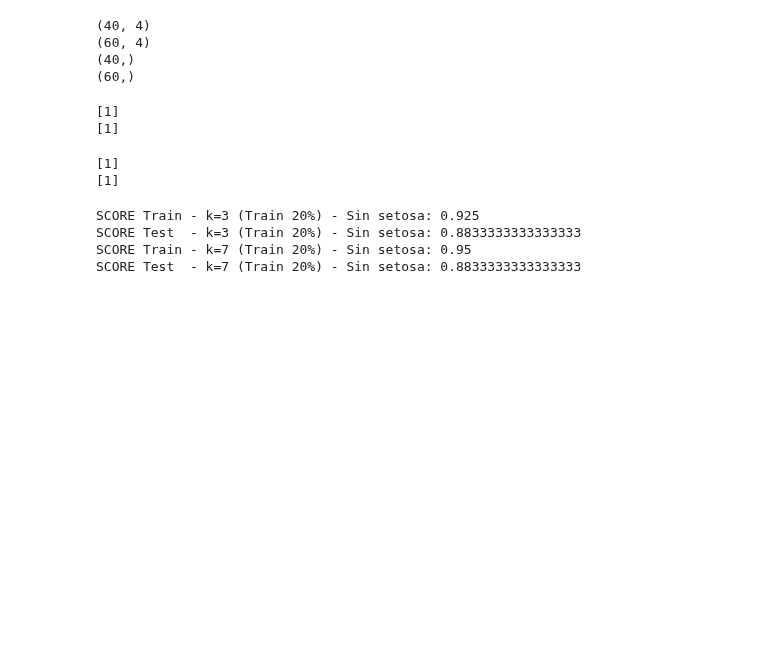
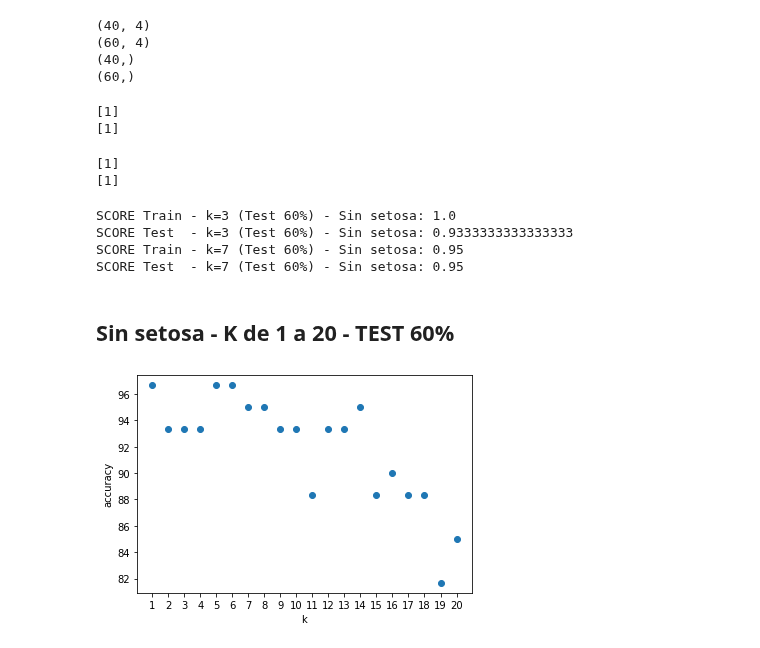
Before and after one commit to leo90rc/Leonardo.DataScience, a Jupyter notebook: week9_ML_svm_poly_norm/day3_cicd_encoding_metrics_knn_svm_nlr/knn/exercises/1.knn_exercise.ipynb, the cells around one changed output. Saved outputs shown, nothing was run; the diff lists cells and outputs as text; code cells hidden in the pictures; blank space fills up the shorter version.

```diff
--- a/week9_ML_svm_poly_norm/day3_cicd_encoding_metrics_knn_svm_nlr/knn/exercises/1.knn_exercise.ipynb
+++ b/week9_ML_svm_poly_norm/day3_cicd_encoding_metrics_knn_svm_nlr/knn/exercises/1.knn_exercise.ipynb
@@ -391,12 +515,29 @@ print(prediccion2_sin_setosa_k7_2)
 [1]
 [1]
 # %%
-print('SCORE Train - k=3 (Train 20%) - Sin setosa:', model2_sin_setosa_k3.score(X_train_sin_setosa2, y_train_sin_setosa2))
-print('SCORE Test  - k=3 (Train 20%) - Sin setosa:', model2_sin_setosa_k3.score(X_test_sin_setosa2, y_test_sin_setosa2))
-print('SCORE Train - k=7 (Train 20%) - Sin setosa:', model2_sin_setosa_k7.score(X_train_sin_setosa2, y_train_sin_setosa2))
-print('SCORE Test  - k=7 (Train 20%) - Sin setosa:', model2_sin_setosa_k7.score(X_test_sin_setosa2, y_test_sin_setosa2))
+print('SCORE Train - k=3 (Test 60%) - Sin setosa:', model2_sin_setosa_k3.score(X_train_sin_setosa2, y_train_sin_setosa2))
+print('SCORE Test  - k=3 (Test 60%) - Sin setosa:', model2_sin_setosa_k3.score(X_test_sin_setosa2, y_test_sin_setosa2))
+print('SCORE Train - k=7 (Test 60%) - Sin setosa:', model2_sin_setosa_k7.score(X_train_sin_setosa2, y_train_sin_setosa2))
+print('SCORE Test  - k=7 (Test 60%) - Sin setosa:', model2_sin_setosa_k7.score(X_test_sin_setosa2, y_test_sin_setosa2))
 # %% [output]
-SCORE Train - k=3 (Train 20%) - Sin setosa: 0.925
-SCORE Test  - k=3 (Train 20%) - Sin setosa: 0.8833333333333333
-SCORE Train - k=7 (Train 20%) - Sin setosa: 0.95
-SCORE Test  - k=7 (Train 20%) - Sin setosa: 0.8833333333333333
+SCORE Train - k=3 (Test 60%) - Sin setosa: 1.0
+SCORE Test  - k=3 (Test 60%) - Sin setosa: 0.9333333333333333
+SCORE Train - k=7 (Test 60%) - Sin setosa: 0.95
+SCORE Test  - k=7 (Test 60%) - Sin setosa: 0.95
+# %% [markdown]
+## Sin setosa - K de 1 a 20 - TEST 60%
+# %%
+k_range = range(1, 21)
+scores2_sin_setosa = {}
+for k in k_range:
+    knn = KNeighborsClassifier(n_neighbors = k)
+    knn.fit(X_train_sin_setosa2, y_train_sin_setosa2)
+    scores2_sin_setosa[k] = knn.score(X_test_sin_setosa2, y_test_sin_setosa2) * 100
+plt.figure()
+plt.xlabel('k')
+plt.ylabel('accuracy')
+plt.scatter(k_range, list(scores2_sin_setosa.values()))
+ejeX = list(range(1, 21))
+plt.xticks(ejeX);
+# %% [output]
+[figure, added]
```
Also changed, not shown: parts of 22 cells of this notebook, 3 other files.
